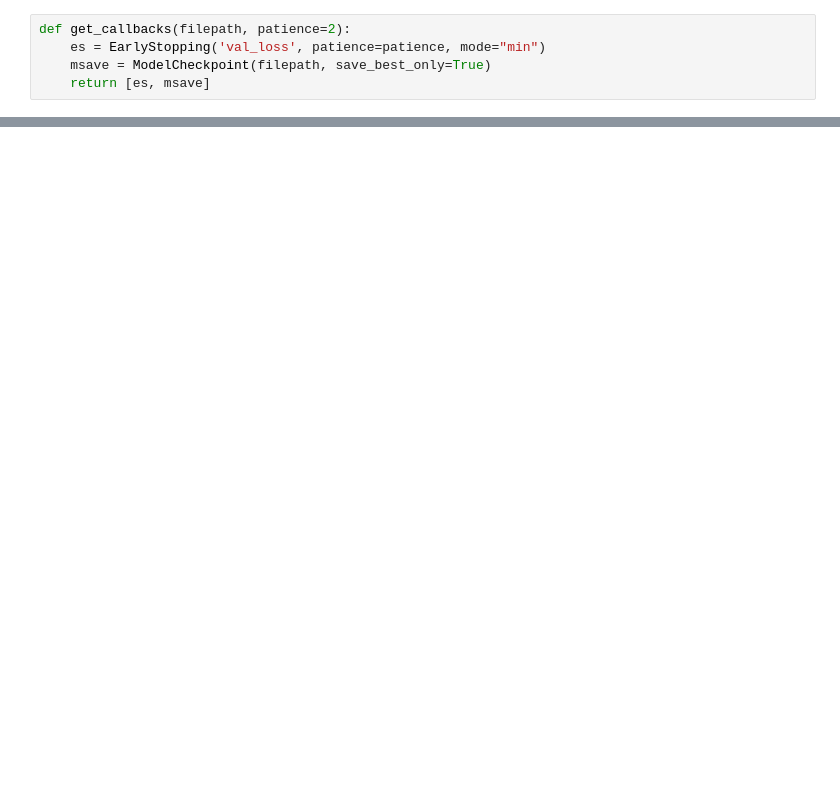
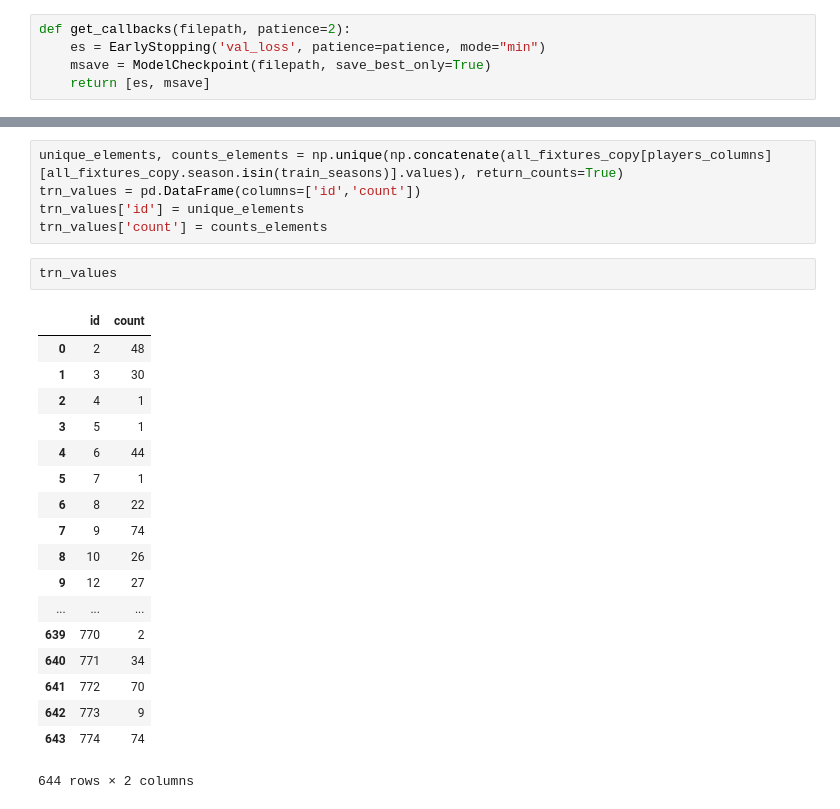
Before and after one commit to yoavtalmi/premier_embedded, a Jupyter notebook: premier_embedded_py.ipynb, the cells around one changed output, grey strips where cells are left out. Saved outputs shown, nothing was run; the diff lists cells and outputs as text; blank space fills up the shorter version.

```diff
--- a/premier_embedded_py.ipynb
+++ b/premier_embedded_py.ipynb
@@ -276,0 +359,26 @@ watch list evaluate:
+# %%
+unique_elements, counts_elements = np.unique(np.concatenate(all_fixtures_copy[players_columns][all_fixtures_copy.season.isin(train_seasons)].values), return_counts=True)
+trn_values = pd.DataFrame(columns=['id','count'])
+trn_values['id'] = unique_elements
+trn_values['count'] = counts_elements
+# %%
+trn_values
+# %% [output]
+|  | id | count |
+| 0 | 2 | 48 |
+| 1 | 3 | 30 |
+| 2 | 4 | 1 |
+| 3 | 5 | 1 |
+| 4 | 6 | 44 |
+| 5 | 7 | 1 |
+| 6 | 8 | 22 |
+| 7 | 9 | 74 |
+| 8 | 10 | 26 |
+| 9 | 12 | 27 |
+| ... | ... | ... |
+| 639 | 770 | 2 |
+| 640 | 771 | 34 |
+| 641 | 772 | 70 |
+| 642 | 773 | 9 |
+| 643 | 774 | 74 |
+644 rows × 2 columns
```
Also changed, not shown: parts of 19 cells of this notebook.
